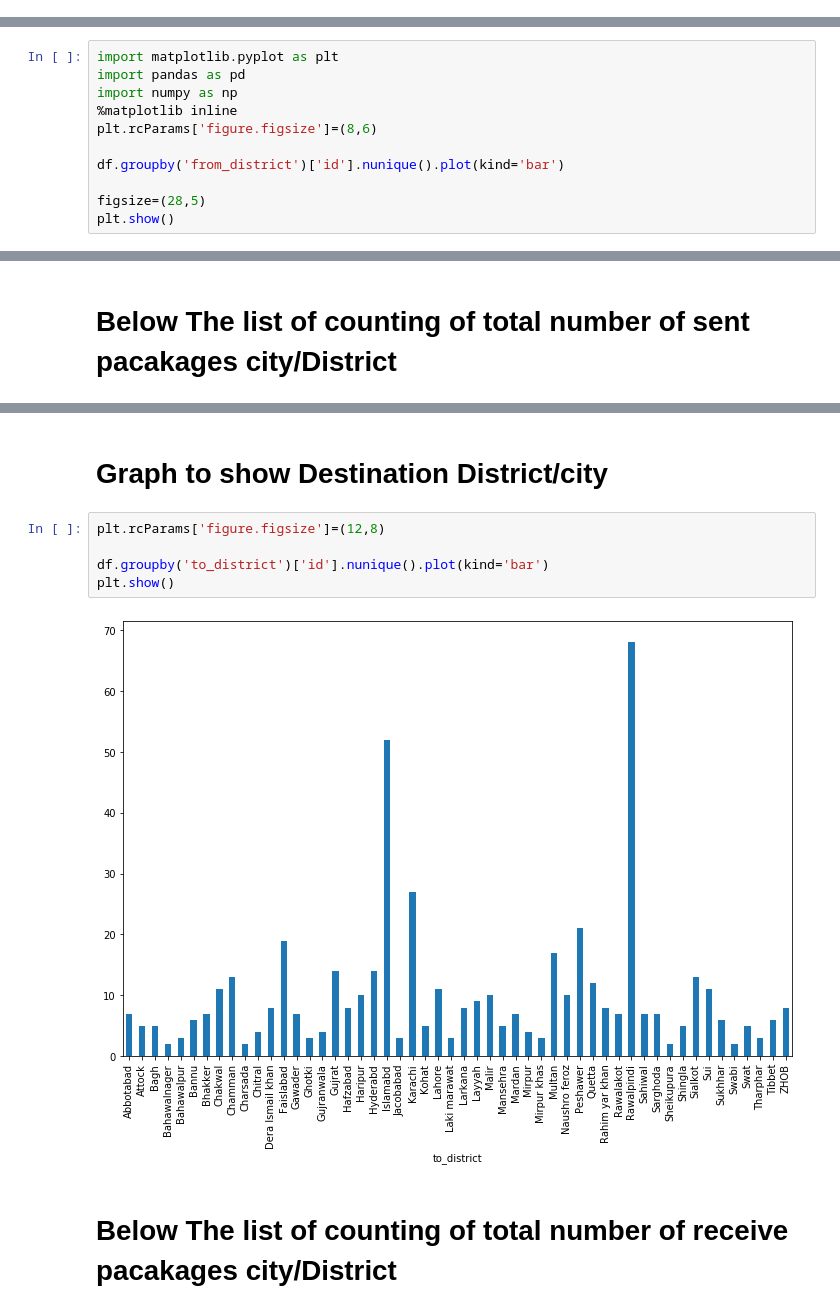
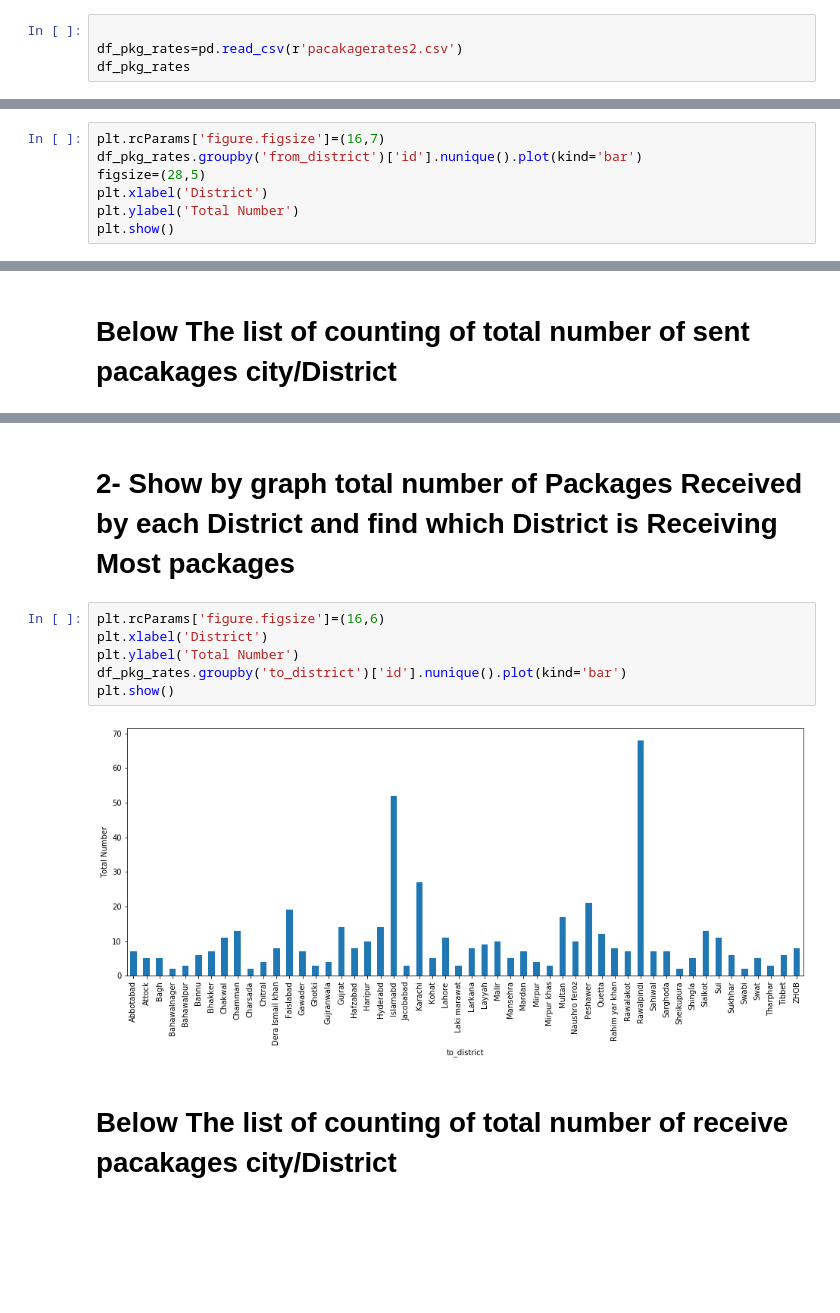
Before and after one commit to SheikhHamxa/Django-data-analysis-fyp-, a Jupyter notebook: # Data Anaylysis With Python Fyp CMS.ipynb, the cells around one changed output, grey strips where cells are left out. Cells and saved outputs as stored; diff of their text form; blank space fills up the shorter version.

```diff
--- a/# Data Anaylysis With Python Fyp CMS.ipynb
+++ b/# Data Anaylysis With Python Fyp CMS.ipynb
@@ -50,0 +14,4 @@ df.tail(10)
+# %%
+
+df_pkg_rates=pd.read_csv(r'pacakagerates2.csv')
+df_pkg_rates
@@ -51,12 +178,8 @@ df.tail(10)
 # %%
-import matplotlib.pyplot as plt
-import pandas as pd
-import numpy as np
-%matplotlib inline
-plt.rcParams['figure.figsize']=(8,6)
-
-df.groupby('from_district')['id'].nunique().plot(kind='bar')
-
+plt.rcParams['figure.figsize']=(16,7)
+df_pkg_rates.groupby('from_district')['id'].nunique().plot(kind='bar')
 figsize=(28,5)
+plt.xlabel('District')
+plt.ylabel('Total Number')
 plt.show()
 # %% [output]
@@ -87,14 +210,15 @@ kri= df.from_district.value_counts()['Karachi']
 print(kri)
 # %% [output]
 16
-# %% [markdown]
-# Graph to show Destination District/city
+# %% [markdown]
+# 2-  Show by graph total number of Packages Received by each District and  find which District is Receiving Most packages
 # %%
-plt.rcParams['figure.figsize']=(12,8)
-
-df.groupby('to_district')['id'].nunique().plot(kind='bar')
+plt.rcParams['figure.figsize']=(16,6)
+plt.xlabel('District')
+plt.ylabel('Total Number')
+df_pkg_rates.groupby('to_district')['id'].nunique().plot(kind='bar')
 plt.show()
 # %% [output]
-[figure, old version]
+[figure, new version]
 # %% [markdown]
 # Below The list of counting of total number of receive pacakages city/District
```
Also changed, not shown: parts of 219 cells of this notebook.
